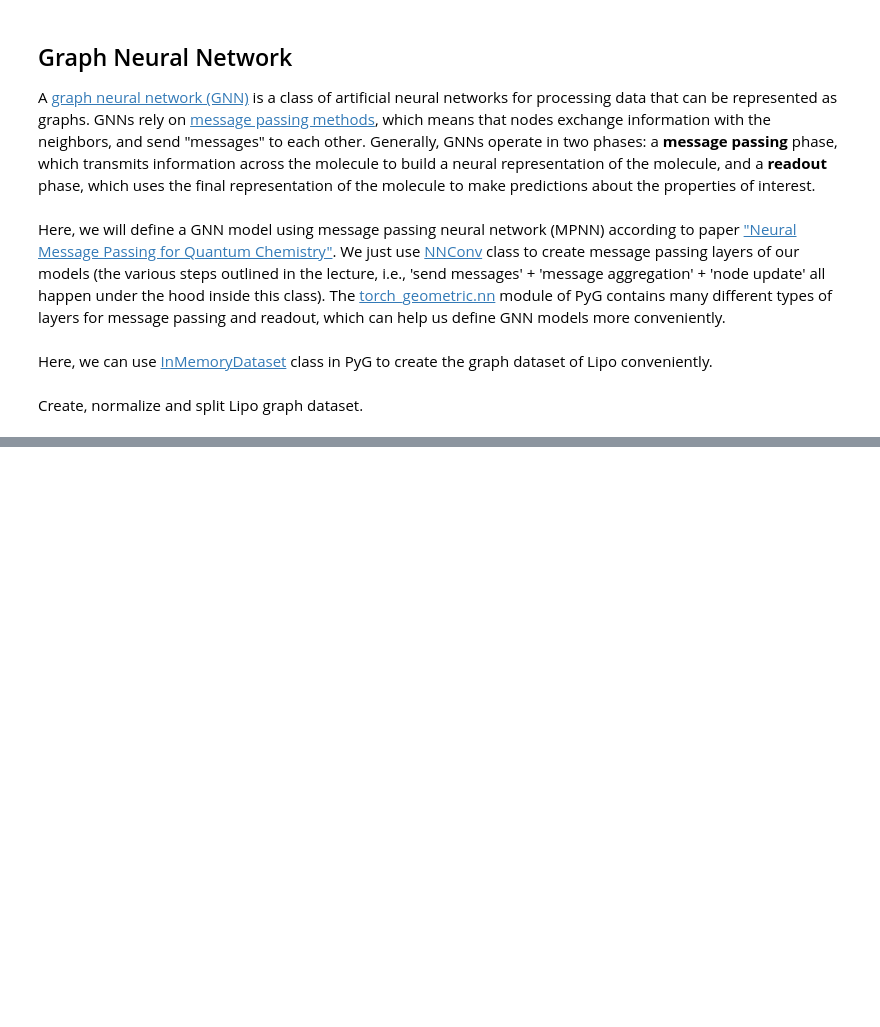
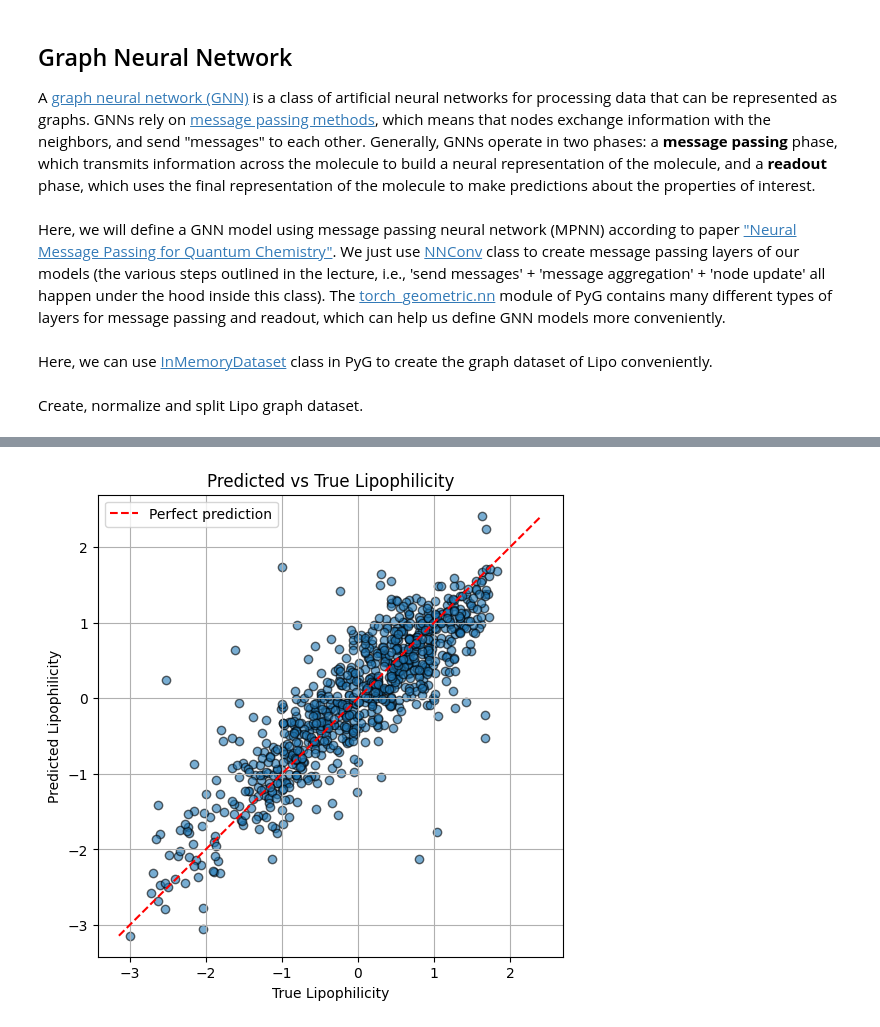
Before and after one commit to bbarthougatica/ChmInf, a Jupyter notebook: GNN_Lipo.ipynb, the cells around one changed output, grey strips where cells are left out. Drawn from its saved outputs; the diff is of its cells as text; code cells hidden in the pictures; blank space fills up the shorter version.

Commit message:
added some plots, results for 60 epochs

```diff
--- a/GNN_Lipo.ipynb
+++ b/GNN_Lipo.ipynb
@@ -340,0 +378,20 @@ MPNN Test R² = 0.7181
+# %%
+import matplotlib.pyplot as plt
+
+plt.figure(figsize=(6,6))
+plt.scatter(y_true, y_pred, alpha=0.6, edgecolors='k')
+
+# Plot the diagonal line y = x
+min_val = min(np.min(y_true), np.min(y_pred))
+max_val = max(np.max(y_true), np.max(y_pred))
+plt.plot([min_val, max_val], [min_val, max_val], 'r--', label='Perfect prediction')
+
+# Labels and title
+plt.xlabel('True Lipophilicity')
+plt.ylabel('Predicted Lipophilicity')
+plt.title('Predicted vs True Lipophilicity')
+plt.legend()
+plt.grid(True)
+plt.show()
+# %% [output]
+[figure, added]
```
Also changed, not shown: parts of 5 cells of this notebook.
